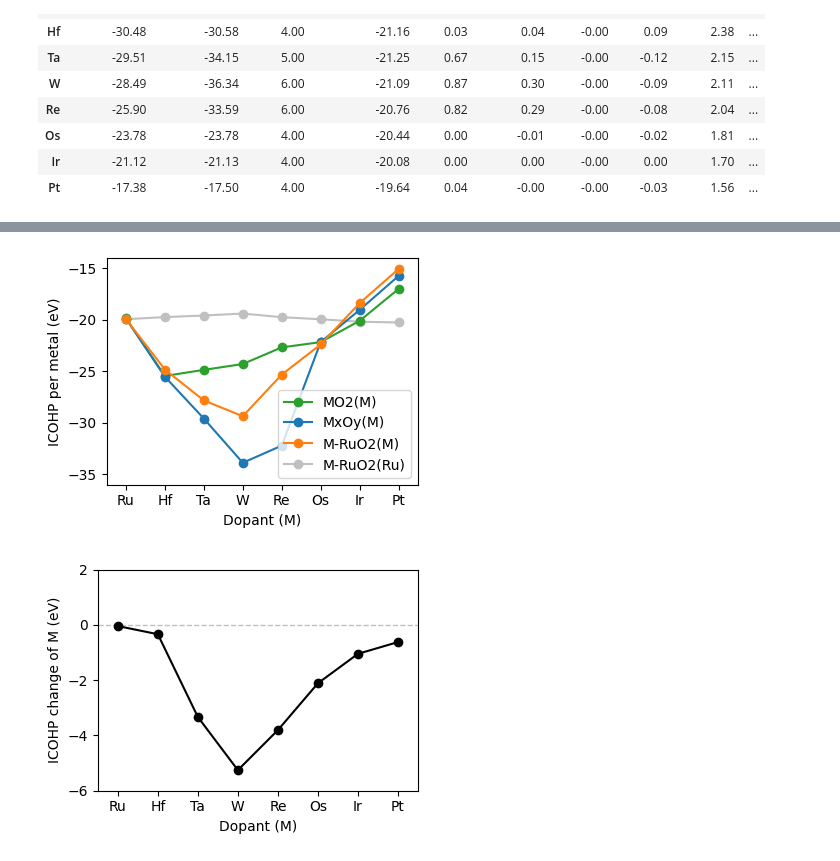
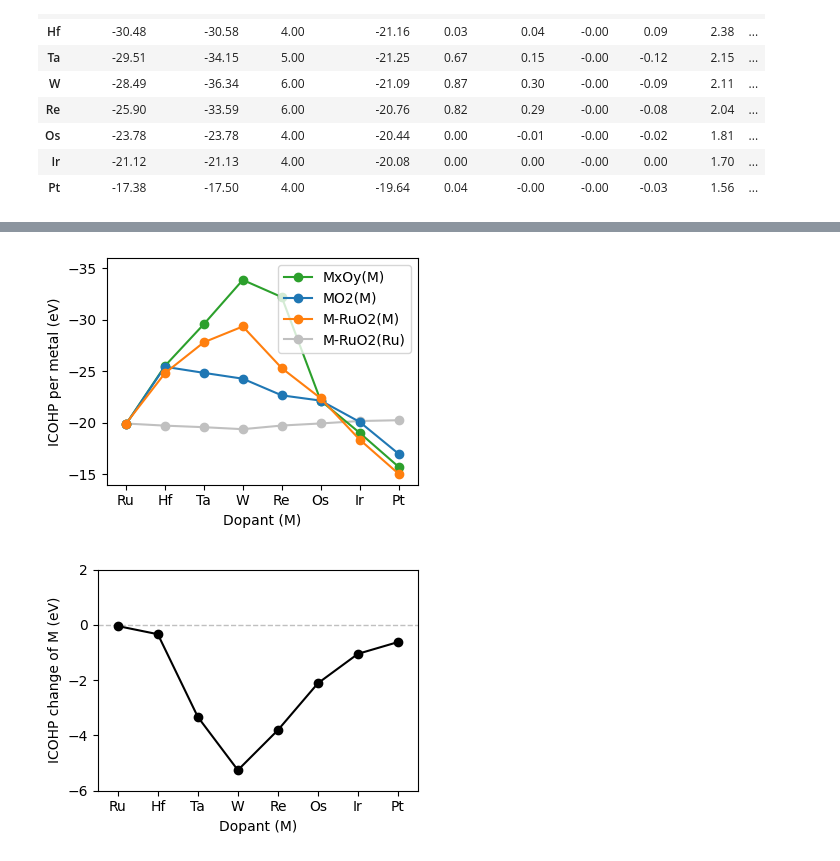
Before and after one commit to jhyeonjung97/tools, a Jupyter notebook: ruo2/icohp.ipynb, the cells around one changed output, grey strips where cells are left out. Drawn from its saved outputs; the diff is of its cells as text; code cells hidden in the pictures.

```diff
--- a/ruo2/icohp.ipynb
+++ b/ruo2/icohp.ipynb
@@ -329,7 +329,9 @@ for dir in ['1_bulk_MO2', '2_bulk_MxOy', '3_bulk_M-RuO2']:
     for subdir in subdirs:
         element = subdir.split('_')[1]
         atoms = read(os.path.join(root, dir, 'cohp', subdir, 'final_with_calculator.json'))
-        n_metal = len([atom for atom in atoms if atom.symbol != 'O'])
+        n_oxygens = sum(atom.symbol == 'O' for atom in atoms)
+        n_metals = len([atom for atom in atoms if atom.symbol != 'O'])
+        oxidation_state = 2 * n_oxygens / n_metals
 
         icohp_all_file = os.path.join(root, dir, 'cohp', subdir, 'icohp_all.txt')
         icohp_spd_file = os.path.join(root, dir, 'cohp', subdir, 'icohp_spd.txt')
@@ -337,11 +339,11 @@ for dir in ['1_bulk_MO2', '2_bulk_MxOy', '3_bulk_M-RuO2']:
         if os.path.exists(icohp_all_file):
             icohp_all = parse_icohp_sum(icohp_all_file)
             if icohp_all is not None:
-                data.loc[element, f'{oxide_type}_all_icohp'] = icohp_all / n_metal
+                data.loc[element, f'{oxide_type}_all_icohp'] = icohp_all / n_metals
         if os.path.exists(icohp_spd_file):
             icohp_spd = parse_icohp_sum(icohp_spd_file)
             if icohp_spd is not None:
-                data.loc[element, f'{oxide_type}_spd_icohp'] = icohp_spd / n_metal
+                data.loc[element, f'{oxide_type}_spd_icohp'] = icohp_spd / n_metals
 
         if dir == '3_bulk_M-RuO2':
 
@@ -378,8 +380,8 @@ data['M-RuO2_spd_icohp(Ru)'] = (data['M-RuO2_spd_icohp'] * 8 - data['M-RuO2_spd_
 
 plt.figure(figsize=figsize)
 
-cols = ['MO2_spd_icohp', 'MxOy_spd_icohp', 'M-RuO2_spd_icohp(M)', 'M-RuO2_spd_icohp(Ru)']
-labels = ['MO2(M)', 'MxOy(M)', 'M-RuO2(M)', 'M-RuO2(Ru)']
+cols = ['MxOy_spd_icohp', 'MO2_spd_icohp', 'M-RuO2_spd_icohp(M)', 'M-RuO2_spd_icohp(Ru)']
+labels = ['MxOy(M)', 'MO2(M)', 'M-RuO2(M)', 'M-RuO2(Ru)']
 colors = ['tab:green', 'tab:blue', 'tab:orange', 'silver']
 zorders = [2, 3, 4, 1]
 
@@ -396,14 +398,14 @@ for i, col in enumerate(cols):
 
 plt.xlabel('Dopant (M)')
 plt.ylabel('ICOHP per metal (eV)')
-plt.ylim(-22, -10)
+plt.ylim(-5, -25)
 
 plt.xlim(-0.5, 7.5)
 plt.legend(loc='best')
 plt.xticks(range(len(data.index)), data.index.tolist())
 
 plt.tight_layout()
-plt.savefig(f'{root}/figures/bulk_spd_icohp_per_metal.png', dpi=dpi, transparent=True)
+plt.savefig(f'{root}/figures/bulk_spd_icohp_per_metal.png', dpi=dpi, transparent=True, bbox_inches='tight')
 plt.show()
 plt.close()
 # %% [output]
@@ -411,36 +413,36 @@ plt.close()
 # %%
 plt.figure(figsize=figsize)
 
-cols = ['MO2_all_icohp', 'MxOy_all_icohp', 'M-RuO2_all_icohp(M)', 'M-RuO2_all_icohp(Ru)']
-labels = ['MO2(M)', 'MxOy(M)', 'M-RuO2(M)', 'M-RuO2(Ru)']
+cols = ['MxOy_all_icohp', 'MO2_all_icohp', 'M-RuO2_all_icohp(M)', 'M-RuO2_all_icohp(Ru)']
+labels = ['MxOy(M)', 'MO2(M)', 'M-RuO2(M)', 'M-RuO2(Ru)']
 colors = ['tab:green', 'tab:blue', 'tab:orange', 'silver']
 zorders = [2, 3, 4, 1]
 
 for i, col in enumerate(cols):
     if col in data.columns:
         plt.plot(
             data.index,
             data[col],
             marker='o',
             label=labels[i % len(labels)],
             color=colors[i % len(colors)],
             zorder=zorders[i % len(zorders)]
         )
 
 plt.xlabel('Dopant (M)')
 plt.ylabel('ICOHP per metal (eV)')
-plt.ylim(-36, -14)
+plt.ylim(-14, -36)
 
 plt.xlim(-0.5, 7.5)
 plt.legend(loc='best')
 plt.xticks(range(len(data.index)), data.index.tolist())
 
 plt.tight_layout()
-plt.savefig(f'{root}/figures/bulk_all_icohp_per_metal.png', dpi=dpi, transparent=True)
+plt.savefig(f'{root}/figures/bulk_all_icohp_per_metal.png', dpi=dpi, transparent=True, bbox_inches='tight')
 plt.show()
 plt.close()
 # %% [output]
-[figure, old version]
+[figure, new version]
 # %%
 data['bulk_Δicohp_spd'] = data['M-RuO2_spd_icohp(M)'] - data['MO2_spd_icohp']
 data['bulk_Δicohp_all'] = data['M-RuO2_all_icohp(M)'] - data['MO2_all_icohp']
```
Also changed, not shown: parts of 17 cells of this notebook, 1 other file.
